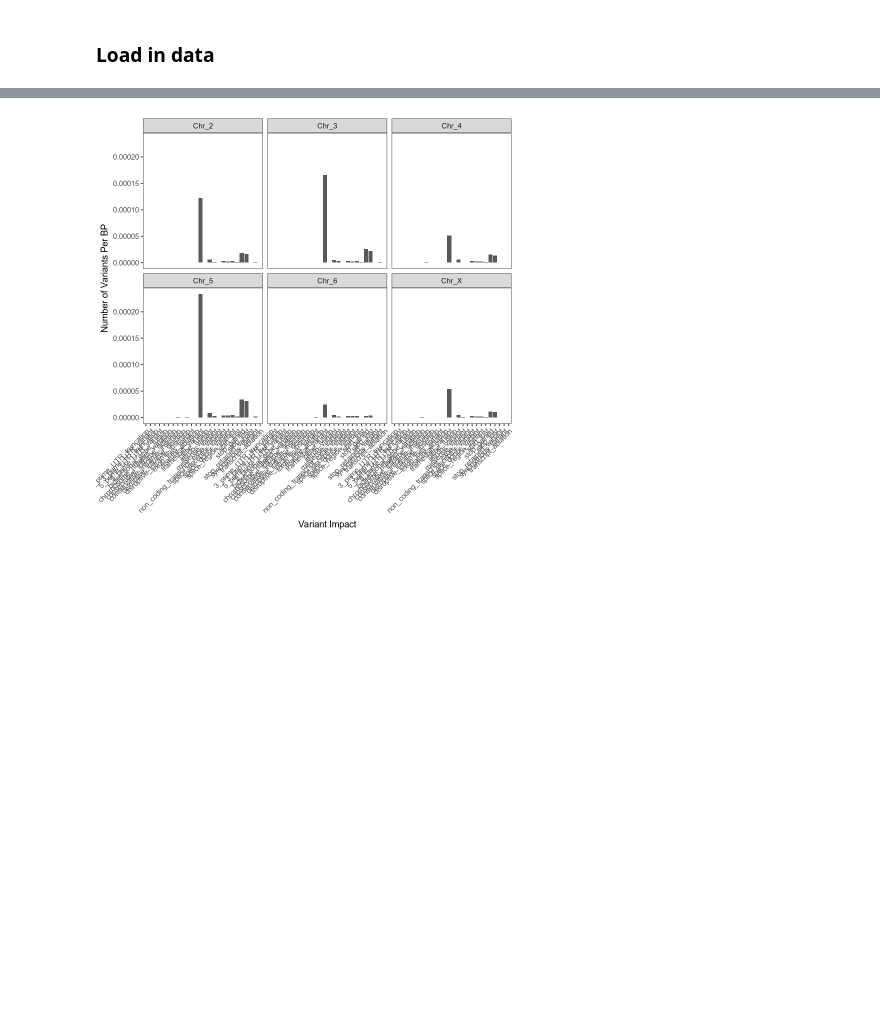
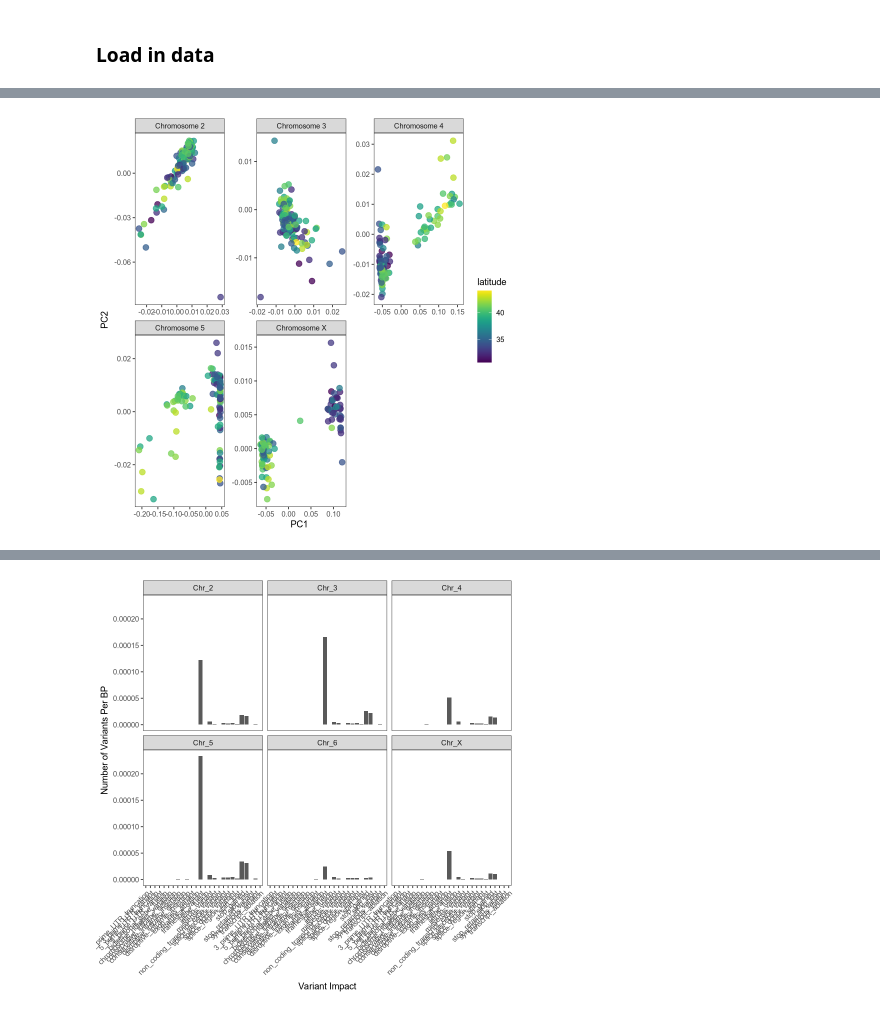
Before and after one commit to zwoonavery/americana_protoneoY, a Jupyter notebook: analysis/R_analysis.ipynb, the cells around one changed output, grey strips where cells are left out. Saved outputs shown, nothing was run; the diff lists cells and outputs as text; code cells hidden in the pictures; blank space fills up the shorter version.

```diff
--- a/analysis/R_analysis.ipynb
+++ b/analysis/R_analysis.ipynb
@@ -14,0 +80,17 @@ invisible(suppressWarnings(suppressMessages(
+# %%
+## load in clean data files
+pca <- read_tsv("intermediate/plink_pca.tsv")
+chr_pca <- read_tsv("intermediate/plink_pca_chr.tsv")
+
+## load in loadings
+eigval <- scan("../workflow/dna/results/plink/plink.eigenval")
+pve <- data.frame(PC = 1:length(eigval), pve = eigval/sum(eigval)*100)
+
+## load in metadata
+metadata <- read_csv("input/YABLab_Drosophila_stocks.csv") %>%
+    janitor::clean_names() %>%
+    filter(!is.na(latitude)) %>%
+    mutate(strain_id = tolower(strain_id),
+           strain_id = str_replace_all(strain_id, "\\.", "_")) %>%
+    separate_wider_delim(strain_id, delim = "_", names = c("location", "female", "number"), too_few = "align_start", too_many = "drop")
+head(metadata)
@@ -14,0 +163,16 @@ invisible(suppressWarnings(suppressMessages(
+# %%
+pca_chr_meta <- metadata %>%
+    mutate(strain = paste(toupper(location), female, number, sep = "_")) %>%
+    left_join(chr_pca, by = "strain") %>%
+    filter(chr != "NA")
+
+pca_chr_plot <-pca_chr_meta %>%
+    ggplot(aes(PC1, PC2, col = latitude)) +
+        geom_point(size = 3, alpha = 0.75) +
+        scale_color_viridis() +
+        theme_bw() +
+        theme(panel.grid = element_blank()) +
+        facet_wrap(~chr, scales = "free")
+pca_chr_plot
+# %% [output]
+[figure, added]
```
Also changed, not shown: parts of 88 cells of this notebook, 8 other files.
